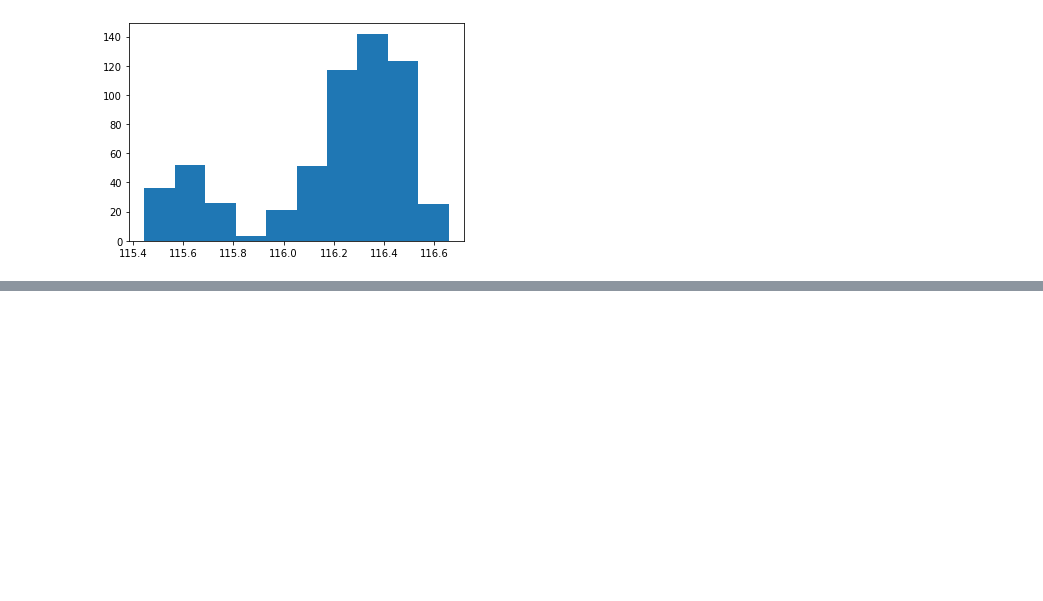
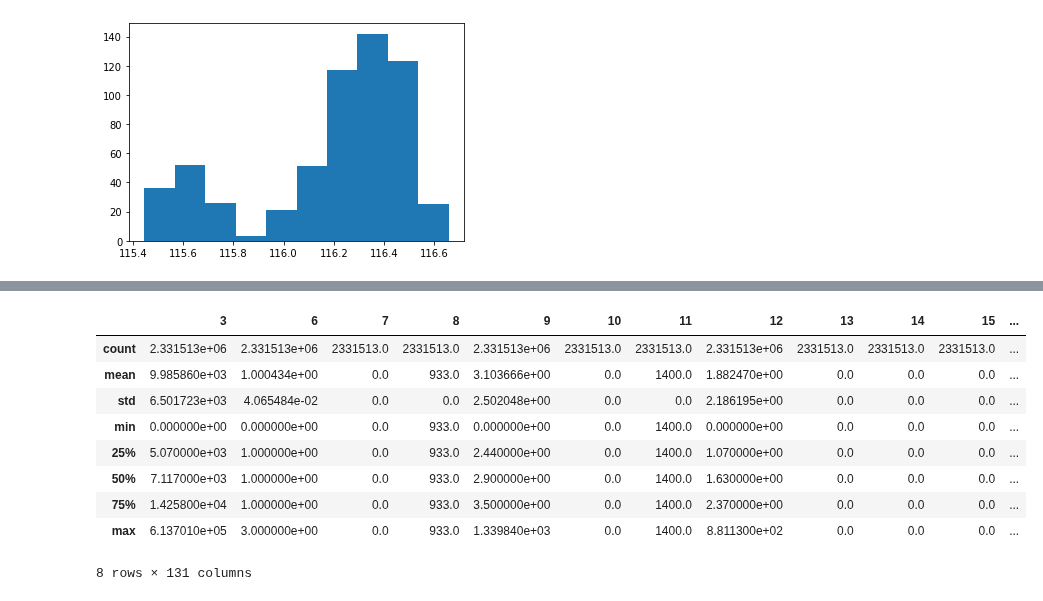
Before and after one commit to duybluemind1988/Data-science, a Jupyter notebook: Sonion/Compare_all_bigdata_method.ipynb, the cells around one changed output, grey strips where cells are left out. Drawn from its saved outputs; the diff is of its cells as text; code cells hidden in the pictures; blank space fills up the shorter version.

```diff
--- a/Sonion/Compare_all_bigdata_method.ipynb
+++ b/Sonion/Compare_all_bigdata_method.ipynb
@@ -1166,0 +1176,6 @@ plt.show()
+# %%
+%%time
+path='/content/drive/My Drive/Data/Sonion/V04R-V04R-SQLData.dat' # 1.88 gb
+df = dd.read_csv(path,sep='\t',header=None,
+                 dtype={10: 'float64', 102: 'float64', 105: 'float64', 108: 'float64', 11: 'float64', 111: 'float64', 114: 'float64', 115: 'float64', 116: 'float64', 117: 'float64', 118: 'float64', 119: 'float64', 120: 'float64', 121: 'float64', 122: 'float64', 123: 'float64', 124: 'float64', 125: 'float64', 126: 'float64', 13: 'float64', 131: 'float64', 132: 'float64', 133: 'float64', 134: 'float64', 14: 'float64', 16: 'float64', 17: 'float64', 19: 'float64', 20: 'float64', 22: 'float64', 23: 'float64', 25: 'float64', 26: 'float64', 28: 'float64', 29: 'float64', 3: 'float64', 4: 'object', 57: 'float64', 6: 'float64', 60: 'float64', 63: 'float64', 66: 'float64', 69: 'float64', 7: 'float64', 72: 'float64', 75: 'float64', 78: 'float64', 8: 'float64', 81: 'float64', 84: 'float64', 87: 'float64', 90: 'float64', 93: 'float64', 96: 'float64', 99: 'float64'})
+df.head()
@@ -1166,0 +1211,4 @@ plt.show()
+# %%
+%%time
+df_filter=df[df[2]=='SU3037_0112'].compute() # 2 tr rows
+df_filter
@@ -1166,0 +1218,4 @@ plt.show()
+# %%
+%%time
+df_filter.describe()
+# %% [output]
@@ -1166,0 +1224,10 @@ plt.show()
+|  | 3 | 6 | 7 | 8 | 9 | 10 | 11 | 12 | 13 | 14 | 15 | ... |
+| count | 2.331513e+06 | 2.331513e+06 | 2331513.0 | 2331513.0 | 2.331513e+06 | 2331513.0 | 2331513.0 | 2.331513e+06 | 2331513.0 | 2331513.0 | 2331513.0 | ... |
+| mean | 9.985860e+03 | 1.000434e+00 | 0.0 | 933.0 | 3.103666e+00 | 0.0 | 1400.0 | 1.882470e+00 | 0.0 | 0.0 | 0.0 | ... |
+| std | 6.501723e+03 | 4.065484e-02 | 0.0 | 0.0 | 2.502048e+00 | 0.0 | 0.0 | 2.186195e+00 | 0.0 | 0.0 | 0.0 | ... |
+| min | 0.000000e+00 | 0.000000e+00 | 0.0 | 933.0 | 0.000000e+00 | 0.0 | 1400.0 | 0.000000e+00 | 0.0 | 0.0 | 0.0 | ... |
+| 25% | 5.070000e+03 | 1.000000e+00 | 0.0 | 933.0 | 2.440000e+00 | 0.0 | 1400.0 | 1.070000e+00 | 0.0 | 0.0 | 0.0 | ... |
+| 50% | 7.117000e+03 | 1.000000e+00 | 0.0 | 933.0 | 2.900000e+00 | 0.0 | 1400.0 | 1.630000e+00 | 0.0 | 0.0 | 0.0 | ... |
+| 75% | 1.425800e+04 | 1.000000e+00 | 0.0 | 933.0 | 3.500000e+00 | 0.0 | 1400.0 | 2.370000e+00 | 0.0 | 0.0 | 0.0 | ... |
+| max | 6.137010e+05 | 3.000000e+00 | 0.0 | 933.0 | 1.339840e+03 | 0.0 | 1400.0 | 8.811300e+02 | 0.0 | 0.0 | 0.0 | ... |
+8 rows × 131 columns
```
Also changed, not shown: parts of 12 cells of this notebook.
